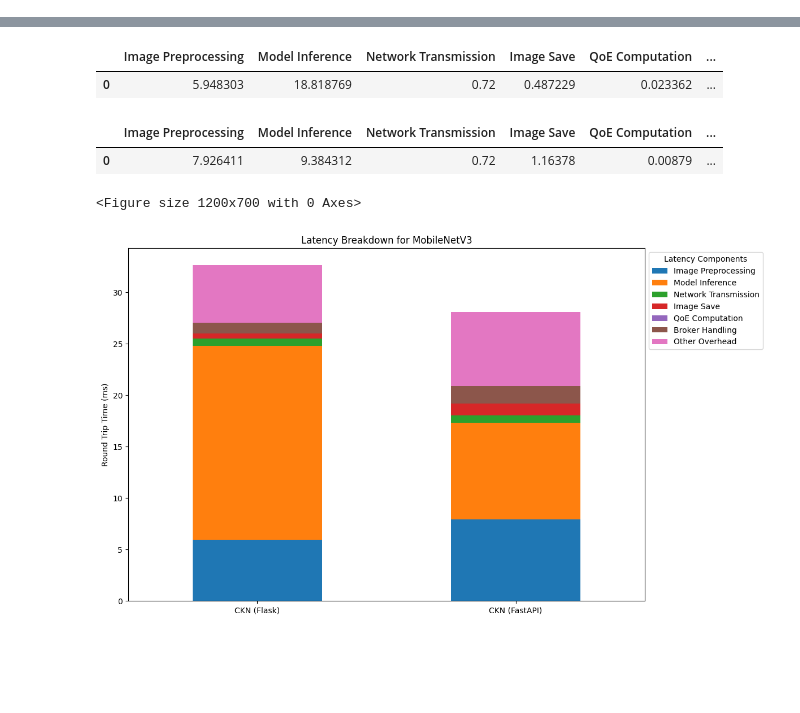
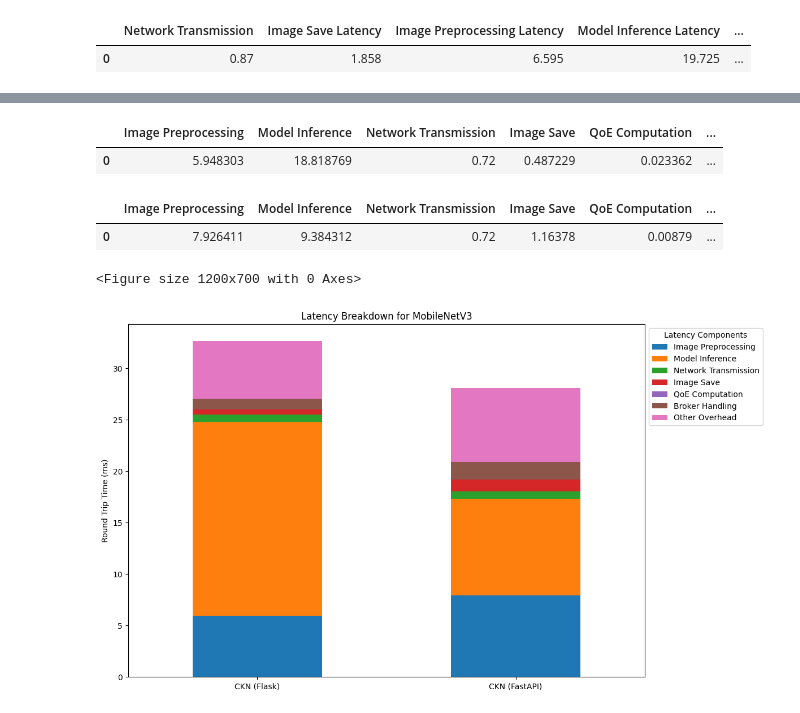
Before and after one commit to Data-to-Insight-Center/ckn-edge-optimization, a Jupyter notebook: micro_benchmarking/results/analysis.ipynb, the cells around one changed output, grey strips where cells are left out. Drawn from its saved outputs; the diff is of its cells as text; code cells hidden in the pictures; blank space fills up the shorter version.

```diff
--- a/micro_benchmarking/results/analysis.ipynb
+++ b/micro_benchmarking/results/analysis.ipynb
@@ -81,0 +78,5 @@ plt.show()
+# %%
+results_mean
+# %% [output]
+|  | Network Transmission | Image Save Latency | Image Preprocessing Latency | Model Inference Latency | ... |
+| 0 | 0.87 | 1.858 | 6.595 | 19.725 | ... |
```
Also changed, not shown: parts of 3 cells of this notebook, 11 other files.
